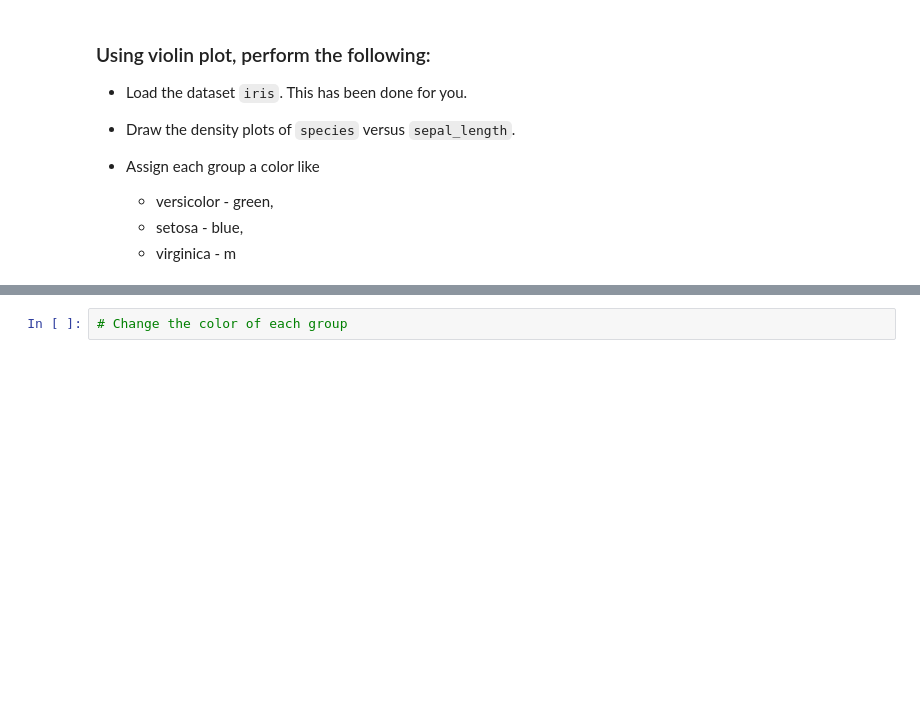
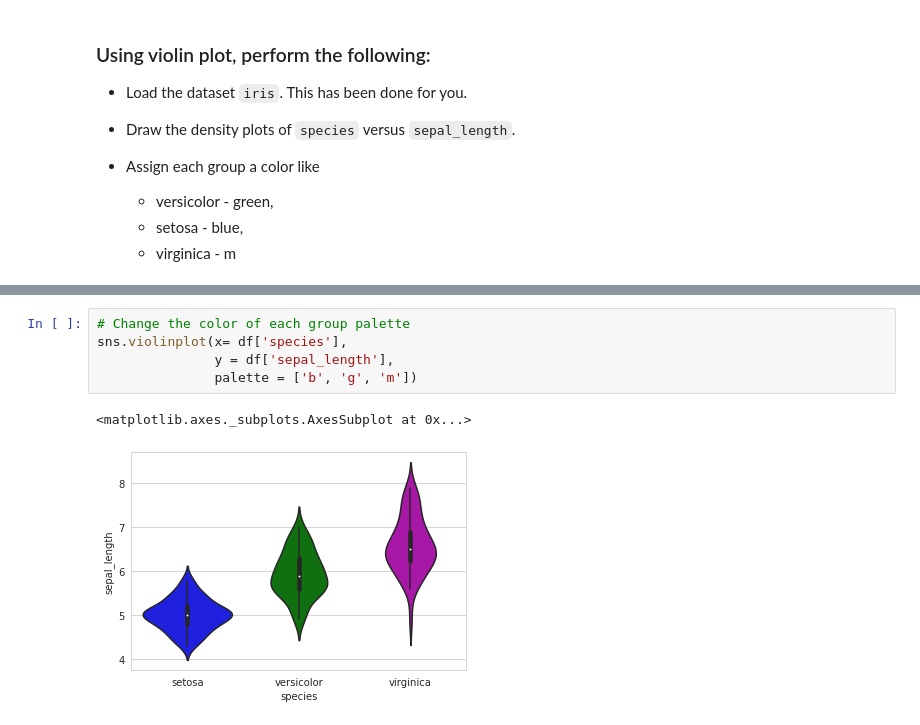
Before and after one commit to Joydeep75/SHALA2020, a Jupyter notebook: Joydeep_DS_L3_20_April_Assignment_3.ipynb, the cells around one changed output, grey strips where cells are left out. Cells and saved outputs as stored; diff of their text form; blank space fills up the shorter version.

```diff
--- a/Joydeep_DS_L3_20_April_Assignment_3.ipynb
+++ b/Joydeep_DS_L3_20_April_Assignment_3.ipynb
@@ -232,2 +237,8 @@ df = sns.load_dataset('iris')
 # %%
-# Change the color of each group
+# Change the color of each group palette
+sns.violinplot(x= df['species'],
+               y = df['sepal_length'],
+               palette = ['b', 'g', 'm'])
+# %% [output]
+<matplotlib.axes._subplots.AxesSubplot at 0x...>
+[figure, added]
```
Also changed, not shown: parts of 1 cell of this notebook.
